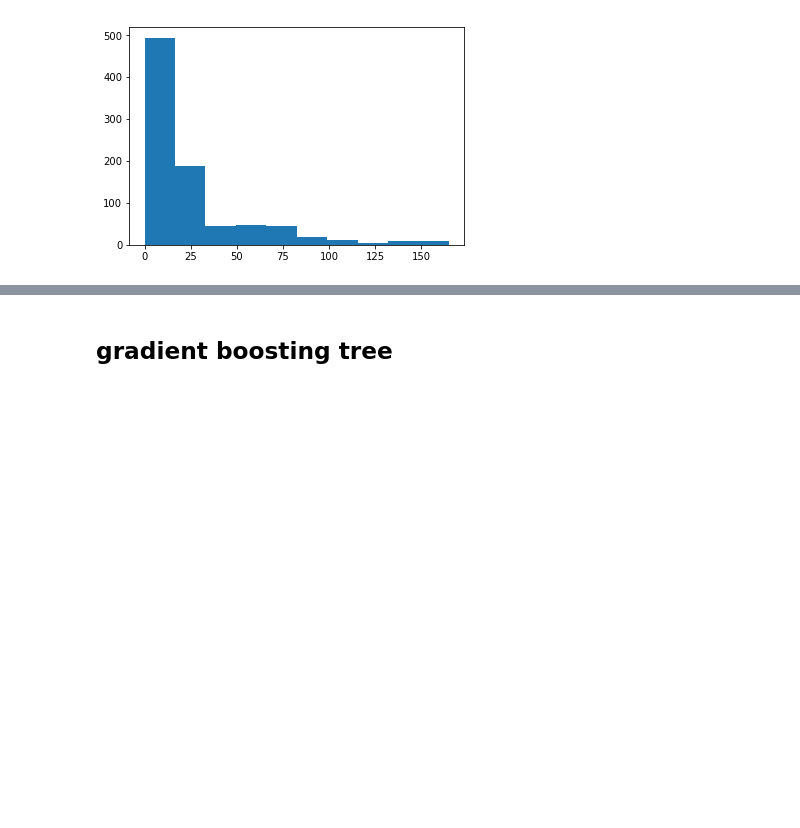
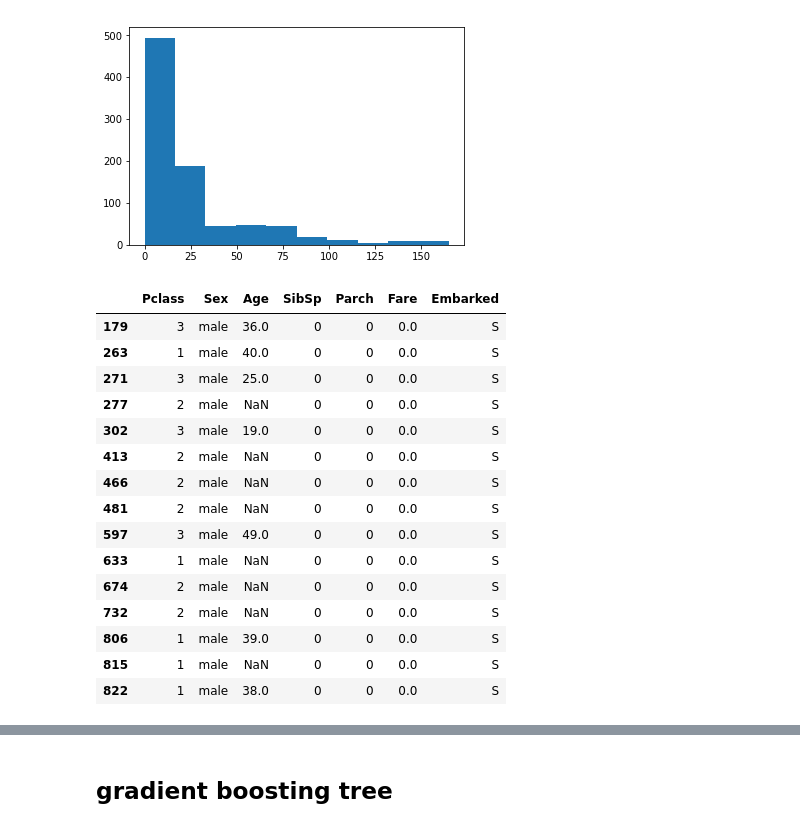
Before and after one commit to acoder1983/kaggle, a Jupyter notebook: titanic/titanic.ipynb, the cells around one changed output, grey strips where cells are left out. Cells and saved outputs as stored; diff of their text form; code cells hidden in the pictures; blank space fills up the shorter version.

```diff
--- a/titanic/titanic.ipynb
+++ b/titanic/titanic.ipynb
@@ -41,6 +41,25 @@ pyplot.show()
 import sys
 sys.path.append('../')
 from util import *
+# %%
+passenger_train[passenger_train['Fare']==0.0]
+# %% [output]
+|  | Pclass | Sex | Age | SibSp | Parch | Fare | Embarked |
+| 179 | 3 | male | 36.0 | 0 | 0 | 0.0 | S |
+| 263 | 1 | male | 40.0 | 0 | 0 | 0.0 | S |
+| 271 | 3 | male | 25.0 | 0 | 0 | 0.0 | S |
+| 277 | 2 | male | NaN | 0 | 0 | 0.0 | S |
+| 302 | 3 | male | 19.0 | 0 | 0 | 0.0 | S |
+| 413 | 2 | male | NaN | 0 | 0 | 0.0 | S |
+| 466 | 2 | male | NaN | 0 | 0 | 0.0 | S |
+| 481 | 2 | male | NaN | 0 | 0 | 0.0 | S |
+| 597 | 3 | male | 49.0 | 0 | 0 | 0.0 | S |
+| 633 | 1 | male | NaN | 0 | 0 | 0.0 | S |
+| 674 | 2 | male | NaN | 0 | 0 | 0.0 | S |
+| 732 | 2 | male | NaN | 0 | 0 | 0.0 | S |
+| 806 | 1 | male | 39.0 | 0 | 0 | 0.0 | S |
+| 815 | 1 | male | NaN | 0 | 0 | 0.0 | S |
+| 822 | 1 | male | 38.0 | 0 | 0 | 0.0 | S |
 # %%
 from sklearn.preprocessing import Imputer, StandardScaler, LabelBinarizer,LabelEncoder
 from sklearn.pipeline import Pipeline, FeatureUnion
```
Also changed, not shown: parts of 18 cells of this notebook, 1 other file.
